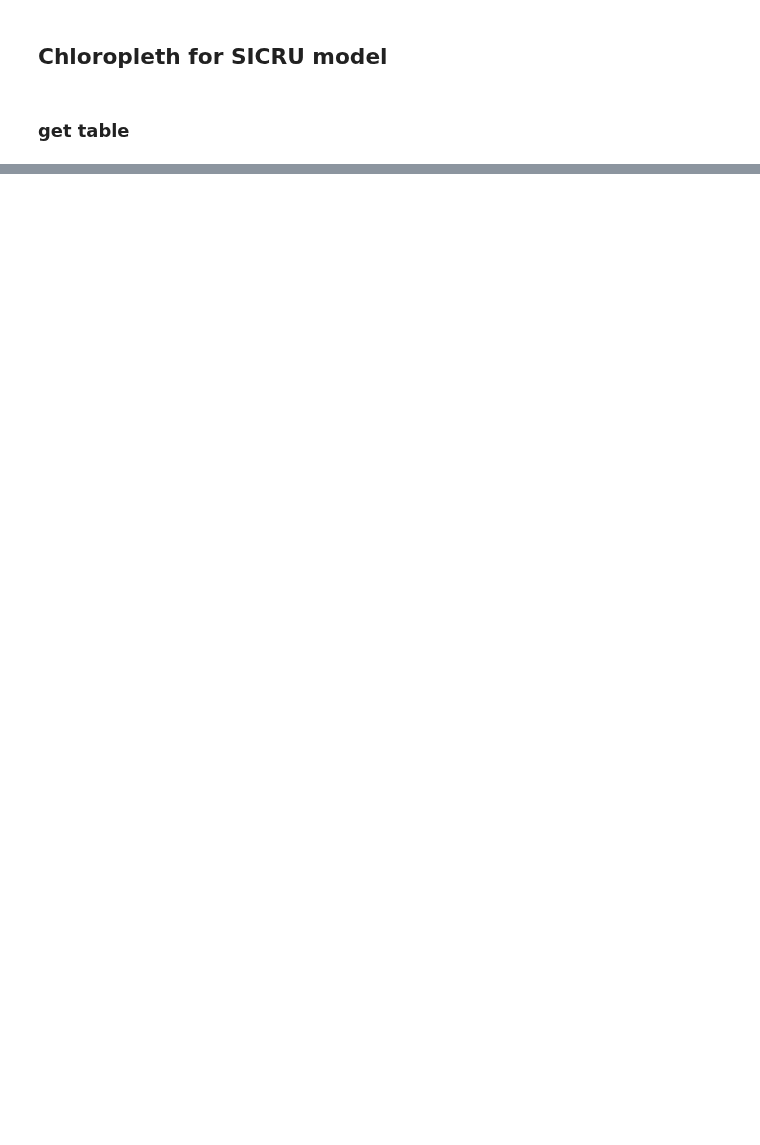
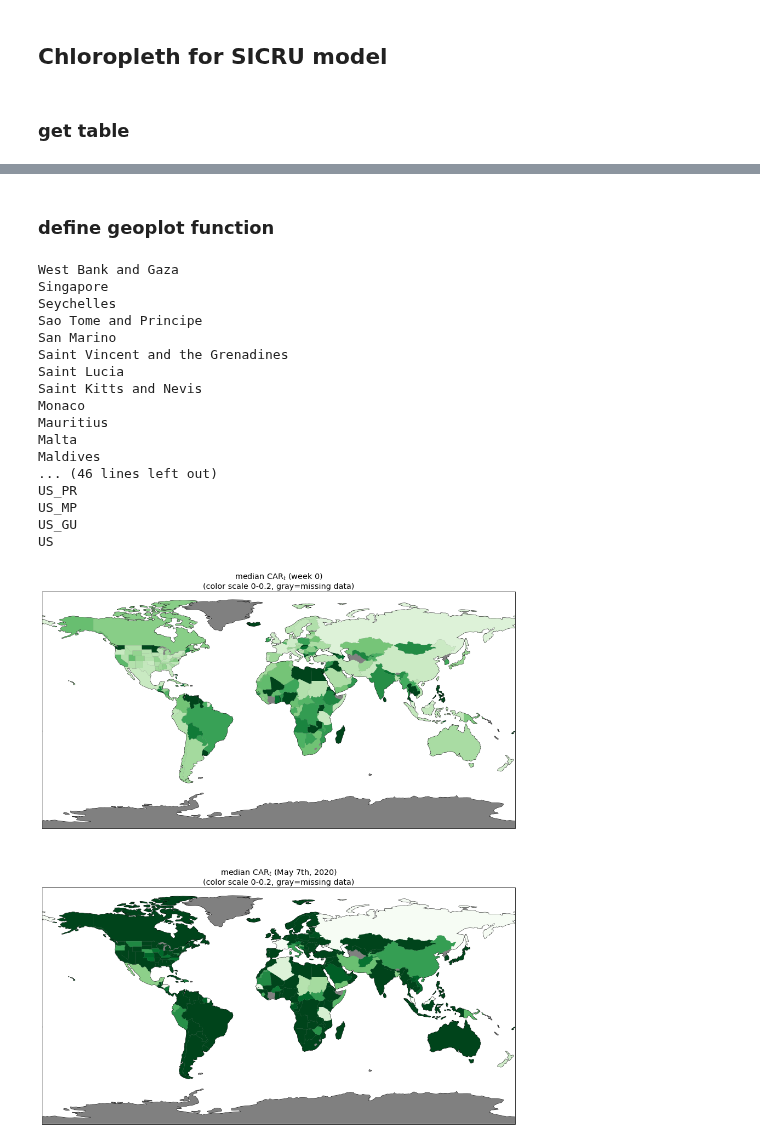
Before and after one commit to ccc1685/covid-19, a Jupyter notebook: notebooks/model_reports/Chloropleth.ipynb, the cells around one changed output, grey strips where cells are left out. Drawn from its saved outputs; the diff is of its cells as text; code cells hidden in the pictures; blank space fills up the shorter version.

```diff
--- a/notebooks/model_reports/Chloropleth.ipynb
+++ b/notebooks/model_reports/Chloropleth.ipynb
@@ -20,0 +25,13 @@ tbpath = "../../fits/"
+# %%
+def add_may_7th(df, stats):
+    for stat in stats:
+        df['%s (May 7th)' % stat] = df.filter(regex=("%s \(w.*" % stat)).apply(lambda x: x.dropna().get(-1, None), axis=1)
+    return df
+
+
+tbpath = "../../results/fit9_tables_allmodels/"
+df = pd.read_csv(tbpath + "fit_table_reweighted.csv")
+
+df = add_may_7th(df, ['Rt', 'car', 'ifr'])
+
+productpath = "../../results/"
@@ -167,0 +157,2 @@ for state in states:
+# %% [markdown]
+### define geoplot function
@@ -167,0 +262,46 @@ for state in states:
+# %%
+font = {'family' : 'sans-serif',
+        'weight' : 'normal',
+        'size'   : 12}
+
+matplotlib.rc('font', **font)
+
+cmap = matplotlib.cm.get_cmap('Greens')
+
+import cartopy.crs as ccrs
+maptype = ccrs.PlateCarree()
+fig, ax = plt.subplots(2, 1, subplot_kw=dict(projection=maptype),figsize=(15,15))
+
+sc = 5
+geoplot('car (week 0)',0,sc,ax[0],r'median CAR$_t$ (week 0)',cmap,maptype)
+# simpleaxis(ax[0])
+geoplot('car',1,sc,ax[1],r'median CAR$_t$ (May 7th, 2020)',cmap,maptype)
+
+# shpfilename = shpreader.natural_earth(resolution='110m',
+#                                       category='cultural',
+#                                       name='admin_0_countries')
+# reader_ct = shpreader.Reader(shpfilename)
+
+
+plt.subplots_adjust(left=-0.05,right=1.05,top=0.95, hspace = 0.25,bottom=0.05)
+
+plt.savefig(productpath+'CARtgeo.png', dpi=200)
+# %% [output]
+West Bank and Gaza
+Singapore
+Seychelles
+Sao Tome and Principe
+San Marino
+Saint Vincent and the Grenadines
+Saint Lucia
+Saint Kitts and Nevis
+Monaco
+Mauritius
+Malta
+Maldives
+... (46 lines left out)
+US_PR
+US_MP
+US_GU
+US
+[figure, added]
```
Also changed, not shown: parts of 11 cells of this notebook, 10 other files.
